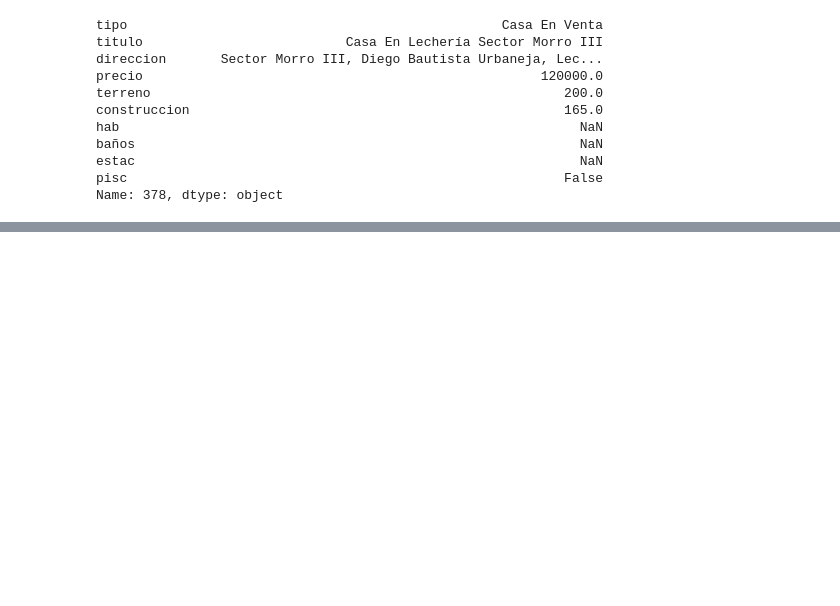
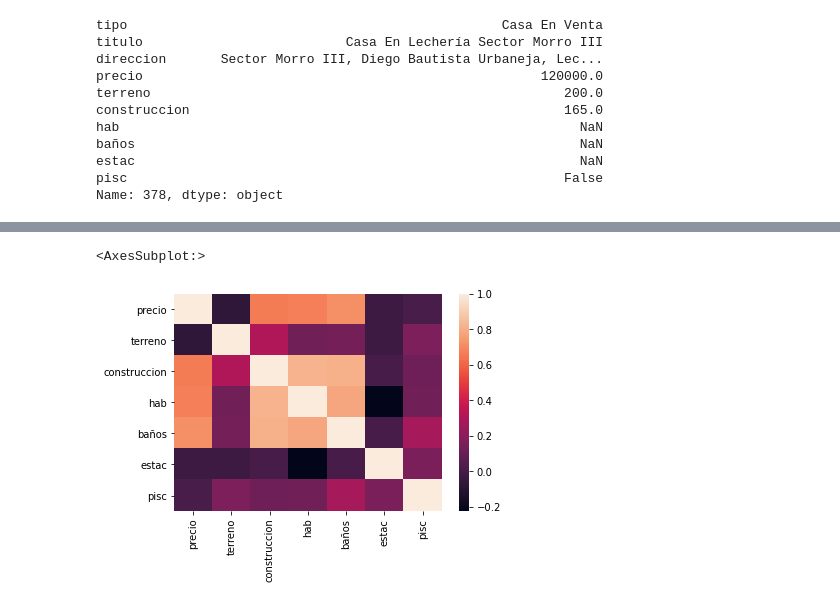
Before and after one commit to araod14/century_eda_model, a Jupyter notebook: EDA.ipynb, the cells around one changed output, grey strips where cells are left out. Cells and saved outputs as stored; diff of their text form; code cells hidden in the pictures; blank space fills up the shorter version.

```diff
--- a/EDA.ipynb
+++ b/EDA.ipynb
@@ -118,0 +147,2 @@ Name: 378, dtype: object
+# %%
+df = df.drop(df[df['tipo'].str.startswith('Apartamento')].index)
@@ -118,0 +207,5 @@ Name: 378, dtype: object
+# %%
+sns.heatmap(df.corr())
+# %% [output]
+<AxesSubplot:>
+[figure, added]
```
Also changed, not shown: parts of 19 cells of this notebook, 1 other file.
